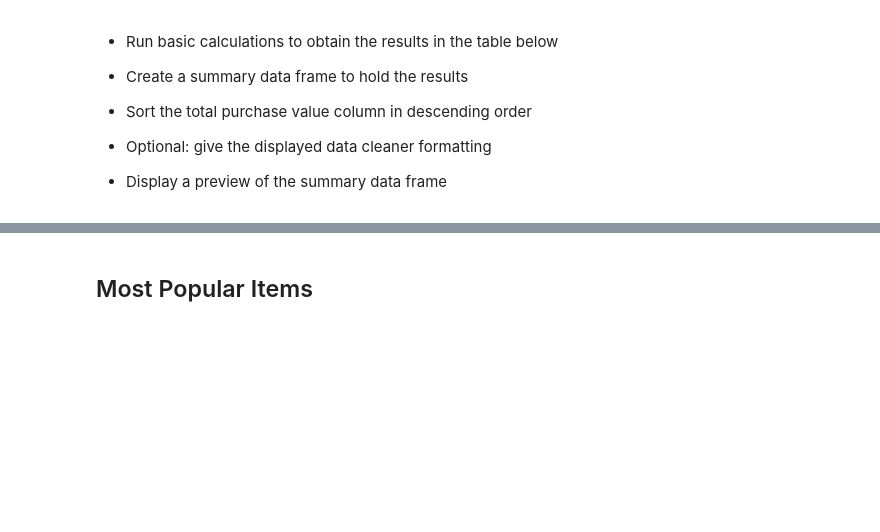
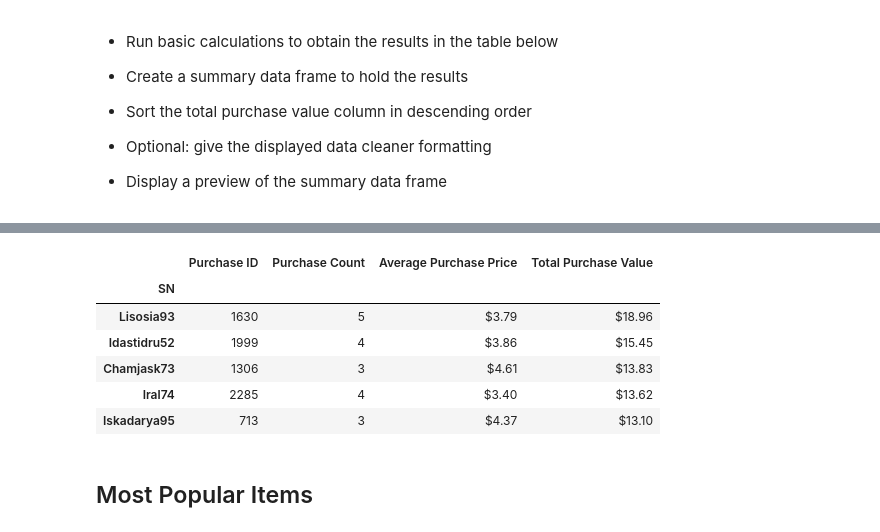
Before and after one commit to natashacrosby/DataVizPortfolio, a Jupyter notebook: HOP_NDC.ipynb, the cells around one changed output, grey strips where cells are left out. Cells and saved outputs as stored; diff of their text form; code cells hidden in the pictures; blank space fills up the shorter version.

```diff
--- a/HOP_NDC.ipynb
+++ b/HOP_NDC.ipynb
@@ -178,3 +263,25 @@ AttributeError: 'float' object has no attribute 'count'
+# %%
+pymoli_counts_df = pd.DataFrame(purchase_data.groupby("SN").count())
+
+pymoli_sum_df = pd.DataFrame(purchase_data.groupby("SN").sum())
+pymoli_spenders_df = pymoli_sum_df
+pymoli_spenders_df = pymoli_spenders_df.sort_values(by=["Price"], ascending=False)
+
+pymoli_spenders_df["Purchase Count"] = pymoli_counts_df["Item ID"]
+pymoli_spenders_df["Average Purchase Price"] = round(pymoli_spenders_df["Price"]/pymoli_spenders_df["Purchase Count"],2).map("${:,.2f}".format)
+pymoli_spenders_df["Total Purchase Value"] = pymoli_spenders_df["Price"].map("${:,.2f}".format)
+
+pymoli_spenders_df = pymoli_spenders_df.drop(labels = ["Age","Item ID","Price"],axis = 1)
+
+pymoli_spenders_df.head(5)
+# %% [output]
+|  | Purchase ID | Purchase Count | Average Purchase Price | Total Purchase Value |
+| SN |  |  |  |  |
+| Lisosia93 | 1630 | 5 | $3.79 | $18.96 |
+| Idastidru52 | 1999 | 4 | $3.86 | $15.45 |
+| Chamjask73 | 1306 | 3 | $4.61 | $13.83 |
+| Iral74 | 2285 | 4 | $3.40 | $13.62 |
+| Iskadarya95 | 713 | 3 | $4.37 | $13.10 |
 # %% [markdown]
 ## Most Popular Items
 # %% [markdown]
```
Also changed, not shown: parts of 15 cells of this notebook.
